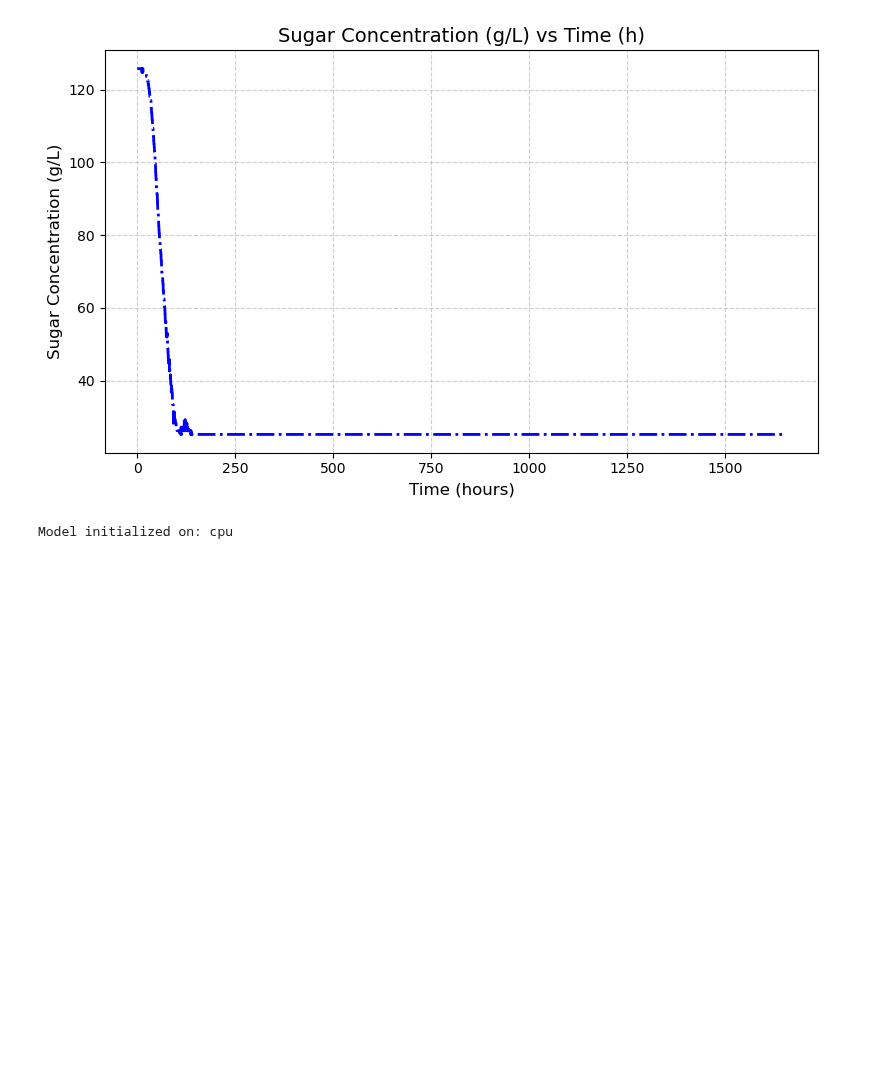
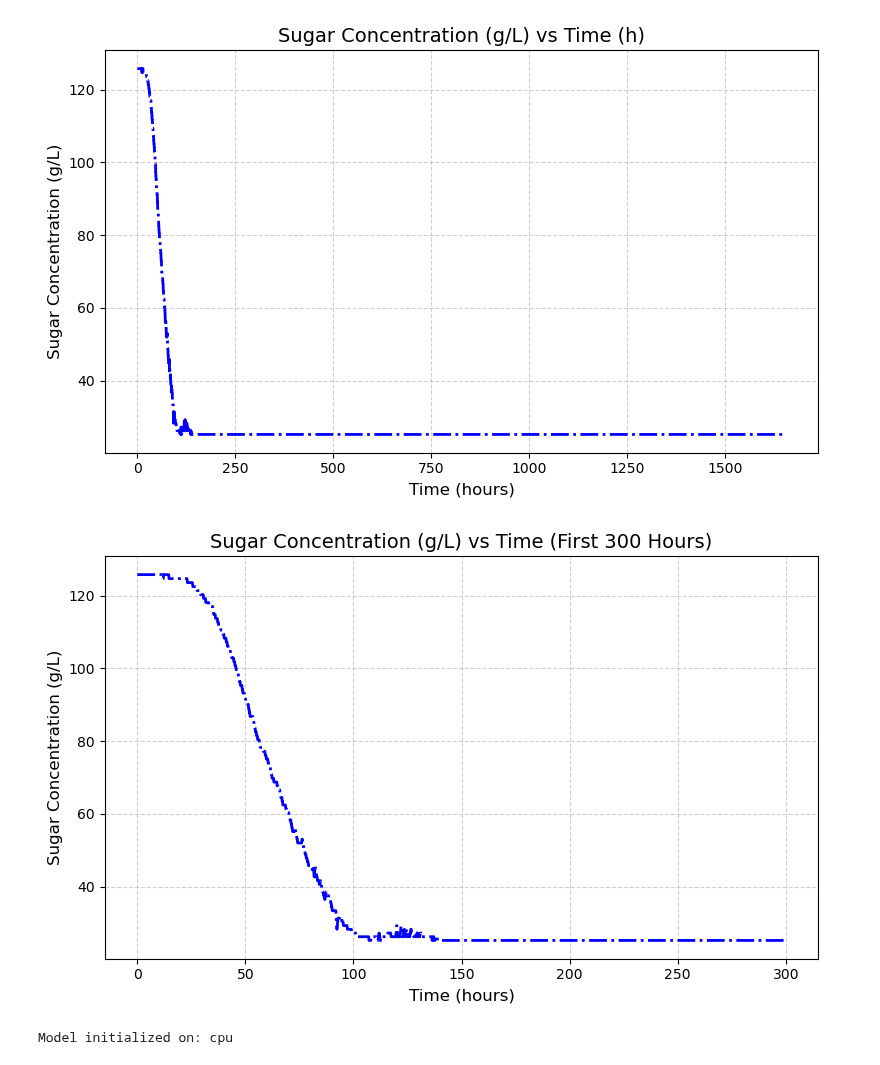
Before and after one commit to EmmanuelLwele/Physics-Informed-Beer-Fermentation-Modelling, a Jupyter notebook: Physics_Informed_Beer_Fermentation_Modelling.ipynb, the cells around one changed output. Cells and saved outputs as stored; diff of their text form; code cells hidden in the pictures; blank space fills up the shorter version.

```diff
--- a/Physics_Informed_Beer_Fermentation_Modelling.ipynb
+++ b/Physics_Informed_Beer_Fermentation_Modelling.ipynb
@@ -224,6 +259,24 @@ plt.tight_layout()
 plt.show()
 # %% [output]
 [figure]
+# %%
+mask = t_data <= 300  # keep only time points ≤ 300 hours
+t_data_cut = t_data[mask]
+Cs_data_cut = Cs_data[mask]
+
+# Plot Sugar Concentration Over Time (first 300 h
+# ours)
+plt.figure(figsize=(8, 5))
+plt.plot(t_data_cut, Cs_data_cut, linewidth=2, color="blue", linestyle="-.")
+
+plt.xlabel("Time (hours)", fontsize=12)
+plt.ylabel("Sugar Concentration (g/L)", fontsize=12)
+plt.title("Sugar Concentration (g/L) vs Time (First 300 Hours)", fontsize=14)
+plt.grid(True, linestyle='--', alpha=0.6)
+plt.tight_layout()
+plt.show()
+# %% [output]
+[figure, added]
 # %%
 # Convert scaled data into PyTorch tensors for PINN training
 # Create a tensor for scaled time values (t_scaled_all)
```
Also changed, not shown: parts of 6 cells of this notebook, 1 other file.
